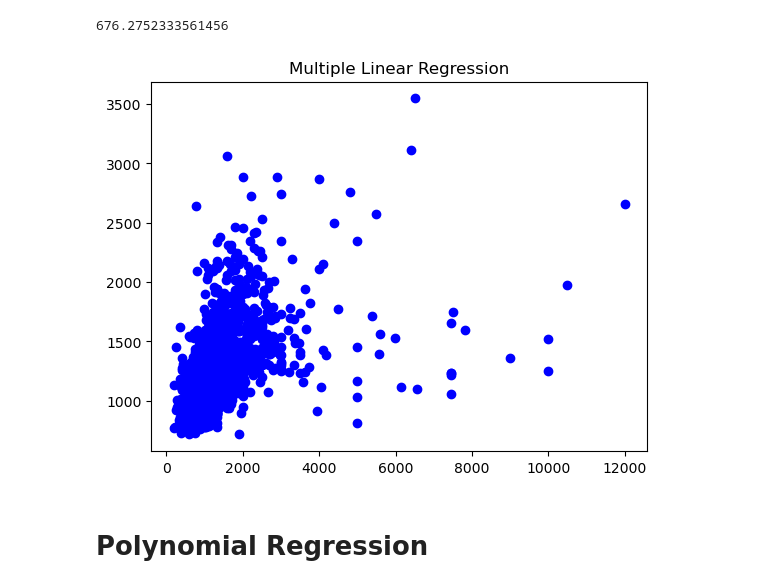
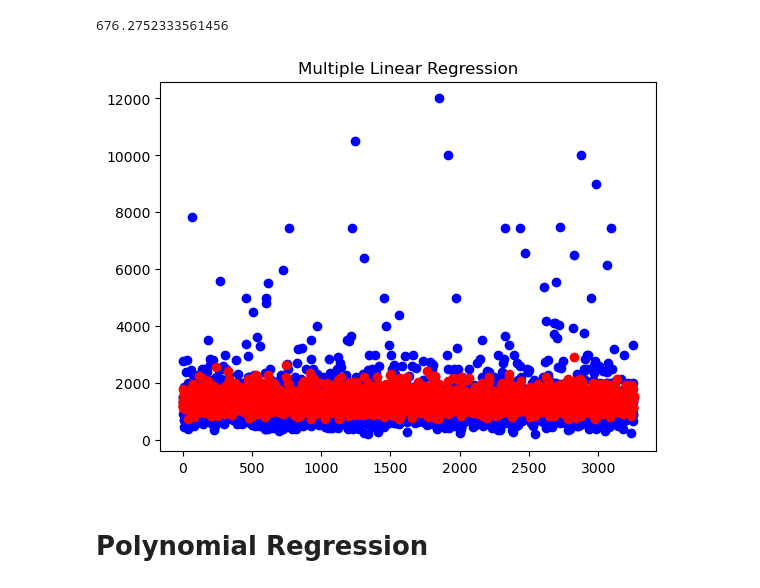
Before and after one commit to JuliusLansner/BI-Exam-Project, a Jupyter notebook: AirRegression.ipynb, the cells around one changed output. Drawn from its saved outputs; the diff is of its cells as text; code cells hidden in the pictures.

```diff
--- a/AirRegression.ipynb
+++ b/AirRegression.ipynb
@@ -229,12 +238,15 @@ Explained variance score  0.11699
 print(np.sqrt(metrics.mean_squared_error(y_test, y_pred)))
 # %% [output]
 676.2752333561456
-# %%
-plt.title('Multiple Linear Regression')
-plt.scatter(y_test, y_pred, color='blue')
-plt.show()
-# %% [output]
-[figure, removed]
+# %%
+X_test_df = pd.DataFrame(X_test).reset_index(drop=True)
+y_pred = multi.predict(X_test)
+plt.title('Multiple Linear Regression')
+plt.scatter(X_test_df.index, y_test, color='blue', label='Actual')
+plt.scatter(X_test_df.index, y_pred, color='red', label='Predicted')
+plt.show()
+# %% [output]
+[figure, added]
 # %% [markdown]
 # Polynomial Regression
 # %%
```
Also changed, not shown: parts of 8 cells of this notebook, 6 other files.
